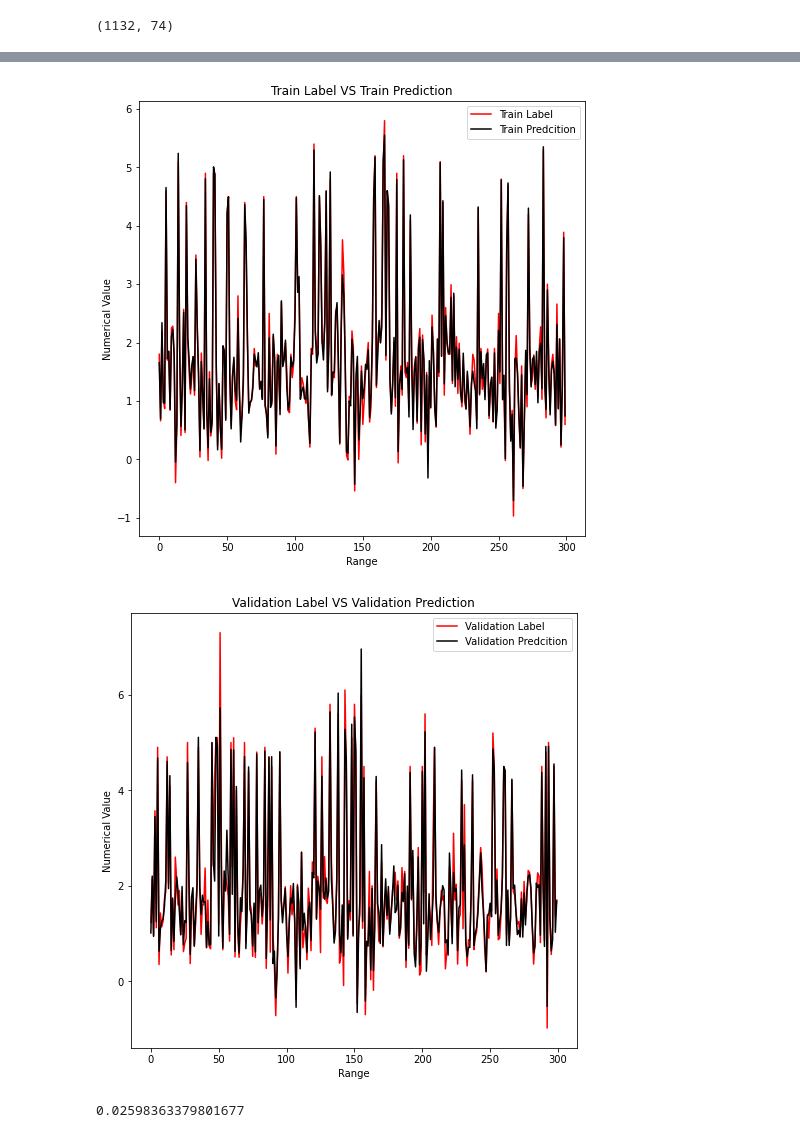
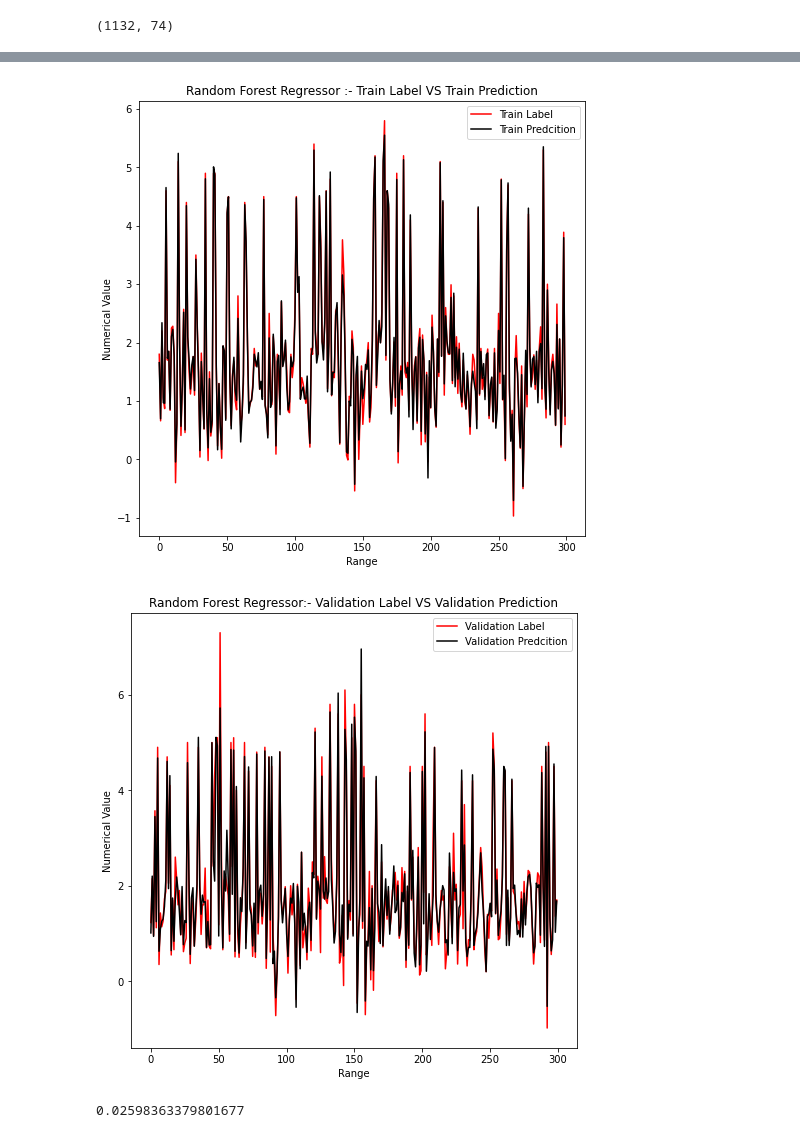
Before and after one commit to hungrycarpet/Quakedet, a Jupyter notebook: earthquake.ipynb, the cells around one changed output, grey strips where cells are left out. Cells and saved outputs as stored; diff of their text form; code cells hidden in the pictures.

```diff
--- a/earthquake.ipynb
+++ b/earthquake.ipynb
@@ -518,16 +518,16 @@ fig.show()
 # %%
 r=300
 fig=plt.figure(figsize=(8,8))
 ax=fig.add_subplot(1,1,1)
 t1=ax.plot(range(r),trainY_mag[0:r],color='r',label='Train Label')
 t2=ax.plot(range(r),rfg.predict(trainX_mag2[0:r]),color='k',label='Train Predcition')
 ax.set_xlabel('Range',)
 ax.set_ylabel('Numerical Value')
 ax.legend()
-ax.set_title('Train Label VS Train Prediction')
+ax.set_title('Random Forest Regressor :- Train Label VS Train Prediction')
 fig.show()
 # %% [output]
-[figure, old version]
+[figure, new version]
 # %%
 r=300
 fig=plt.figure(figsize=(8,8))
@@ -537,10 +537,10 @@ t2=ax.plot(range(r),rfg.predict(valX_mag2[0:r]),color='k',label='Validation Pred
 ax.set_xlabel('Range',)
 ax.set_ylabel('Numerical Value')
 ax.legend()
-ax.set_title('Validation Label VS Validation Prediction')
+ax.set_title('Random Forest Regressor:- Validation Label VS Validation Prediction')
 fig.show()
 # %% [output]
-[figure, old version]
+[figure, new version]
 # %%
 mean_squared_error(trainY_mag,rfg.predict(trainX_mag2))
 # %% [output]
```
Also changed, not shown: parts of 9 cells of this notebook.
